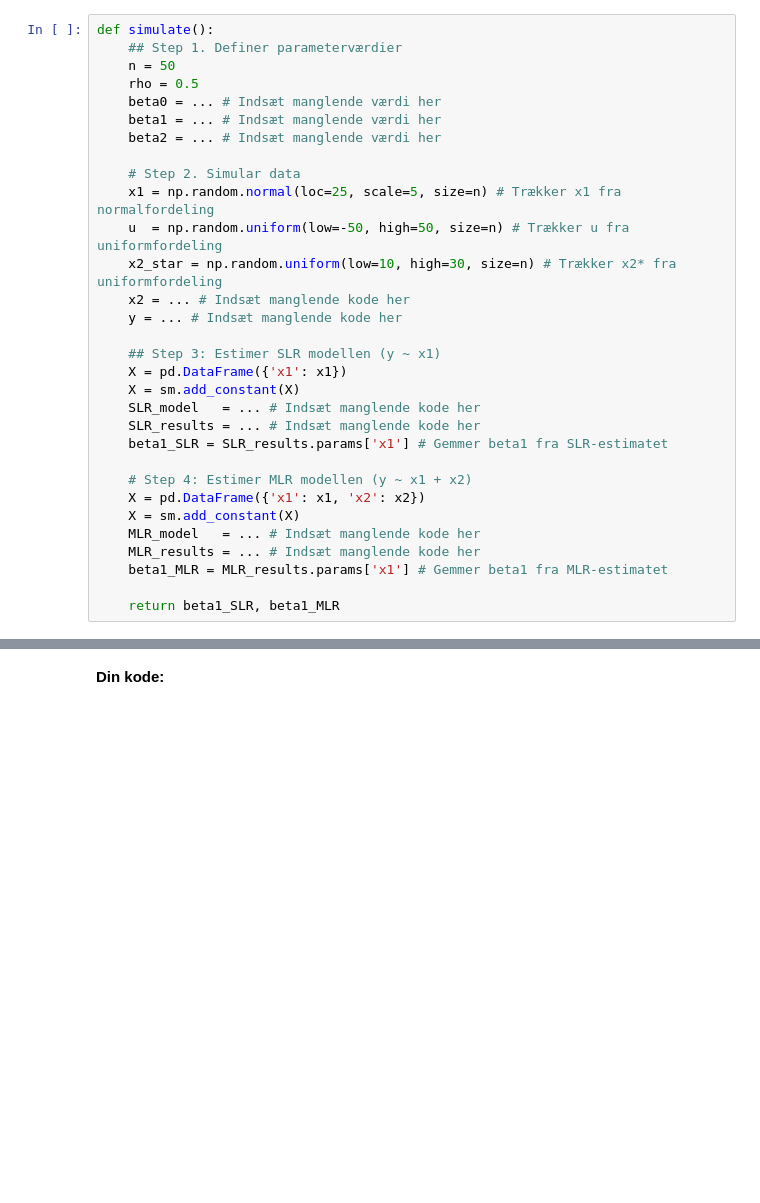
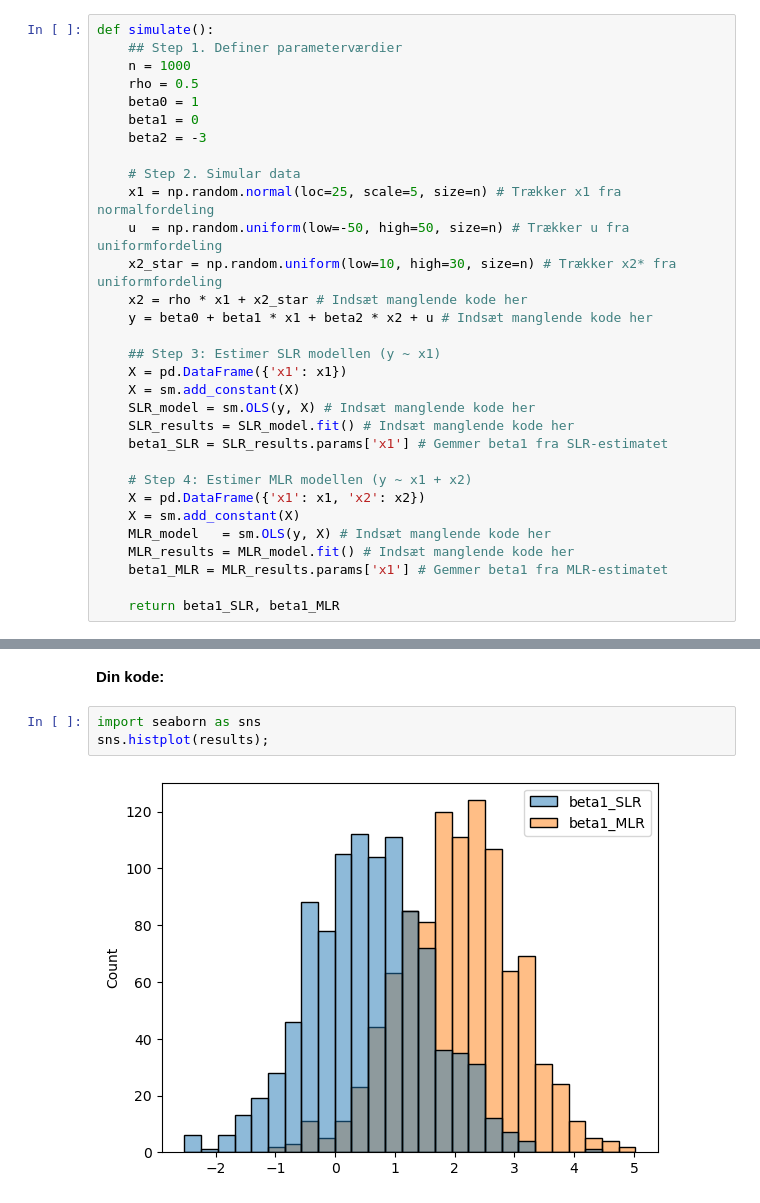
Before and after one commit to bschjerning/EconometricsA, a Jupyter notebook: 2_class/PS4_MonteCarlo/ex_ante.ipynb, the cells around one changed output, grey strips where cells are left out. Drawn from its saved outputs; the diff is of its cells as text; blank space fills up the shorter version.

````diff
--- a/2_class/PS4_MonteCarlo/ex_ante.ipynb
+++ b/2_class/PS4_MonteCarlo/ex_ante.ipynb
@@ -63,31 +89,31 @@ I skal starte med at opstille Monte Carlo eksperimentet i Python. I skal udfylde
 # %%
 def simulate():
 	## Step 1. Definer parameterværdier
-	n = 50
+	n = 1000
 	rho = 0.5
-	beta0 = ... # Indsæt manglende værdi her
-	beta1 = ... # Indsæt manglende værdi her
-	beta2 = ... # Indsæt manglende værdi her
+	beta0 = 1
+	beta1 = 0
+	beta2 = -3
 
 	# Step 2. Simular data
 	x1 = np.random.normal(loc=25, scale=5, size=n) # Trækker x1 fra normalfordeling
 	u  = np.random.uniform(low=-50, high=50, size=n) # Trækker u fra uniformfordeling
 	x2_star = np.random.uniform(low=10, high=30, size=n) # Trækker x2* fra uniformfordeling
-	x2 = ... # Indsæt manglende kode her
-	y = ... # Indsæt manglende kode her
+	x2 = rho * x1 + x2_star # Indsæt manglende kode her
+	y = beta0 + beta1 * x1 + beta2 * x2 + u # Indsæt manglende kode her
 
 	## Step 3: Estimer SLR modellen (y ~ x1)
 	X = pd.DataFrame({'x1': x1})
 	X = sm.add_constant(X)
-	SLR_model   = ... # Indsæt manglende kode her
-	SLR_results = ... # Indsæt manglende kode her
+	SLR_model = sm.OLS(y, X) # Indsæt manglende kode her
+	SLR_results = SLR_model.fit() # Indsæt manglende kode her
 	beta1_SLR = SLR_results.params['x1'] # Gemmer beta1 fra SLR-estimatet
 
 	# Step 4: Estimer MLR modellen (y ~ x1 + x2)
 	X = pd.DataFrame({'x1': x1, 'x2': x2})
 	X = sm.add_constant(X)
-	MLR_model   = ... # Indsæt manglende kode her
-	MLR_results = ... # Indsæt manglende kode her
+	MLR_model   = sm.OLS(y, X) # Indsæt manglende kode her
+	MLR_results = MLR_model.fit() # Indsæt manglende kode her
 	beta1_MLR = MLR_results.params['x1'] # Gemmer beta1 fra MLR-estimatet
 
 	return beta1_SLR, beta1_MLR
@@ -148,3 +196,8 @@ sns.histplot(results);
 ```
 # %% [markdown]
 **Din kode:**
+# %%
+import seaborn as sns
+sns.histplot(results);
+# %% [output]
+[figure, added]
````
Also changed, not shown: parts of 9 cells of this notebook, 13 other files.
